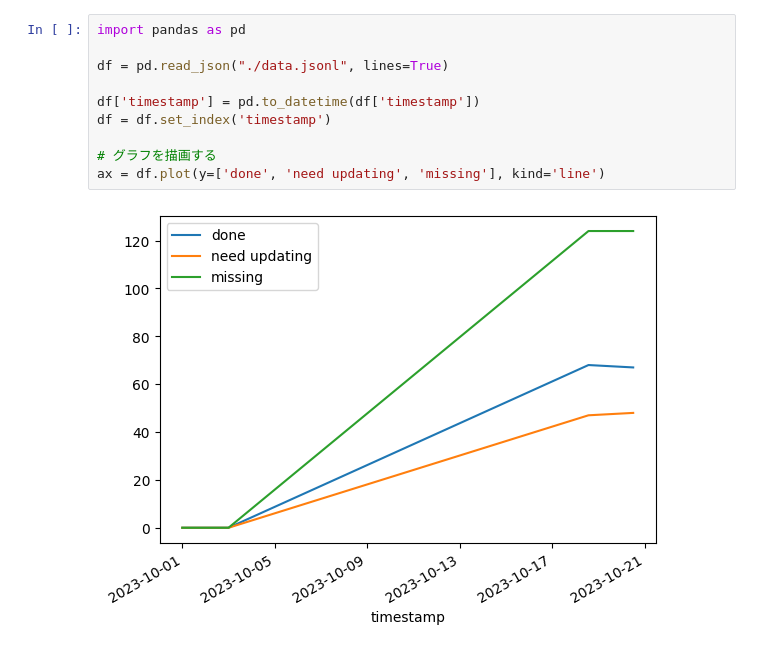
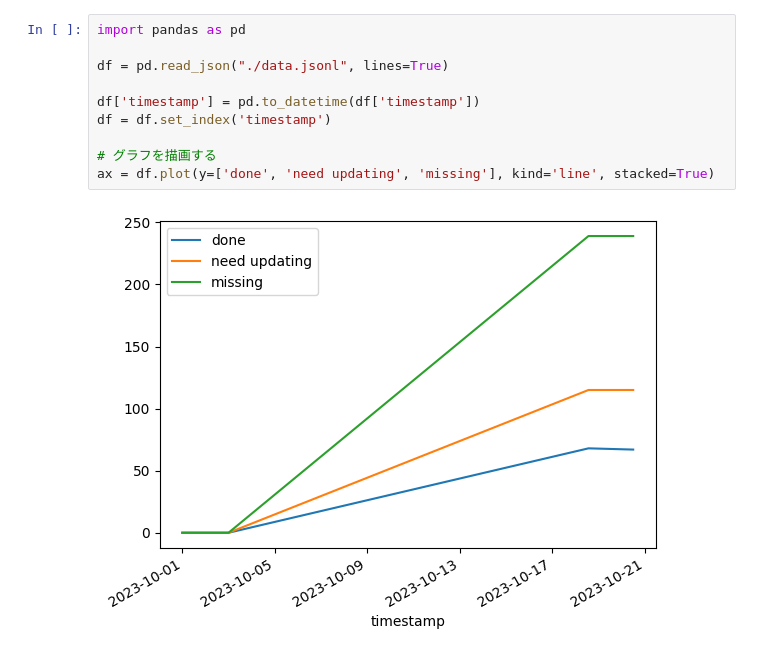
Before and after one commit to okonomi/astro-docs-translation-stats, a Jupyter notebook: stats.ipynb, the cells around one changed output. Drawn from its saved outputs; the diff is of its cells as text.

Commit message:
render stacked graph

```diff
--- a/stats.ipynb
+++ b/stats.ipynb
@@ -1,12 +1,12 @@
 # %%
 import pandas as pd
 
 df = pd.read_json("./data.jsonl", lines=True)
 
 df['timestamp'] = pd.to_datetime(df['timestamp'])
 df = df.set_index('timestamp')
 
 # グラフを描画する
-ax = df.plot(y=['done', 'need updating', 'missing'], kind='line')
+ax = df.plot(y=['done', 'need updating', 'missing'], kind='line', stacked=True)
 # %% [output]
-[figure, old version]
+[figure, new version]
```
